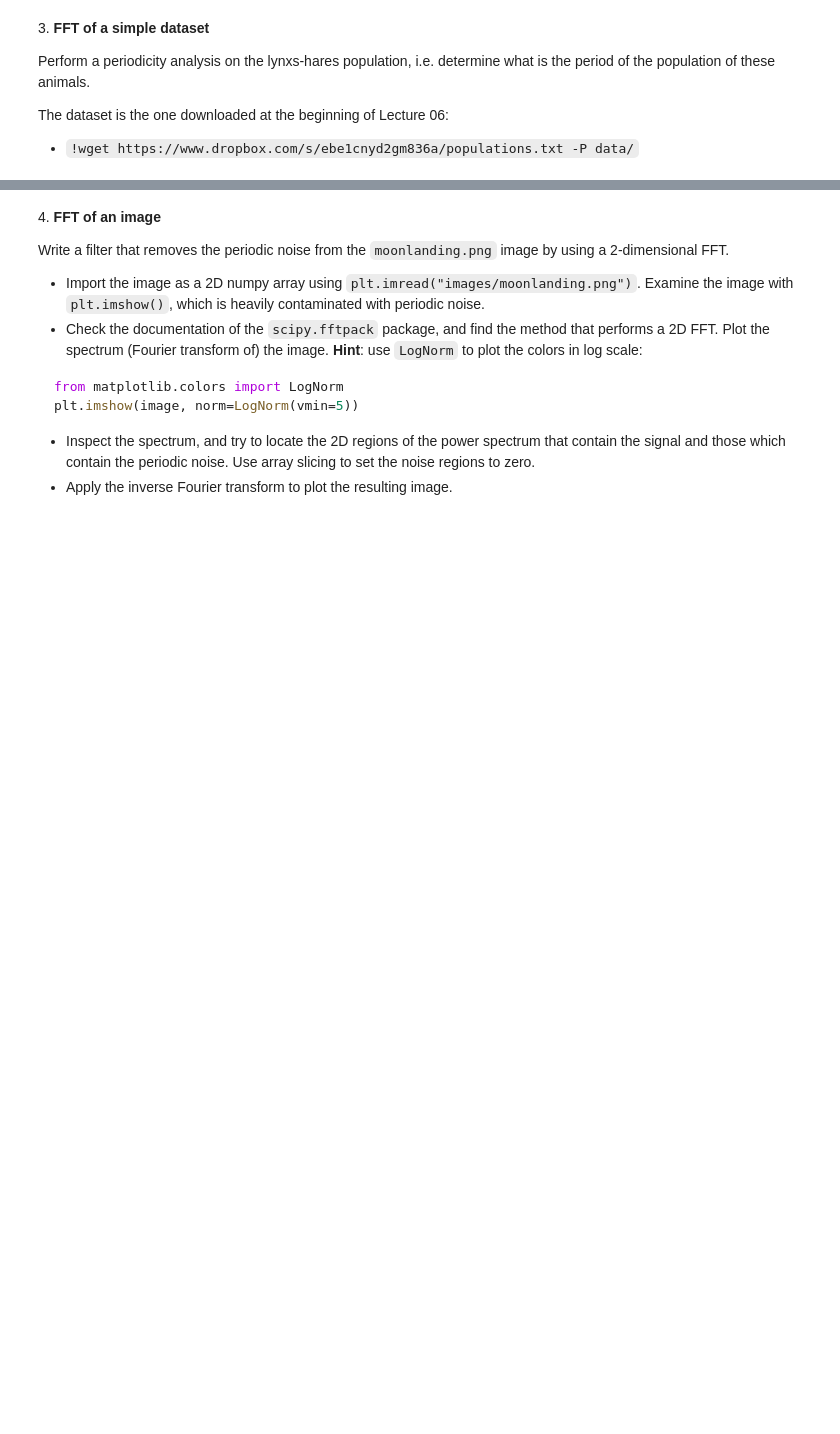
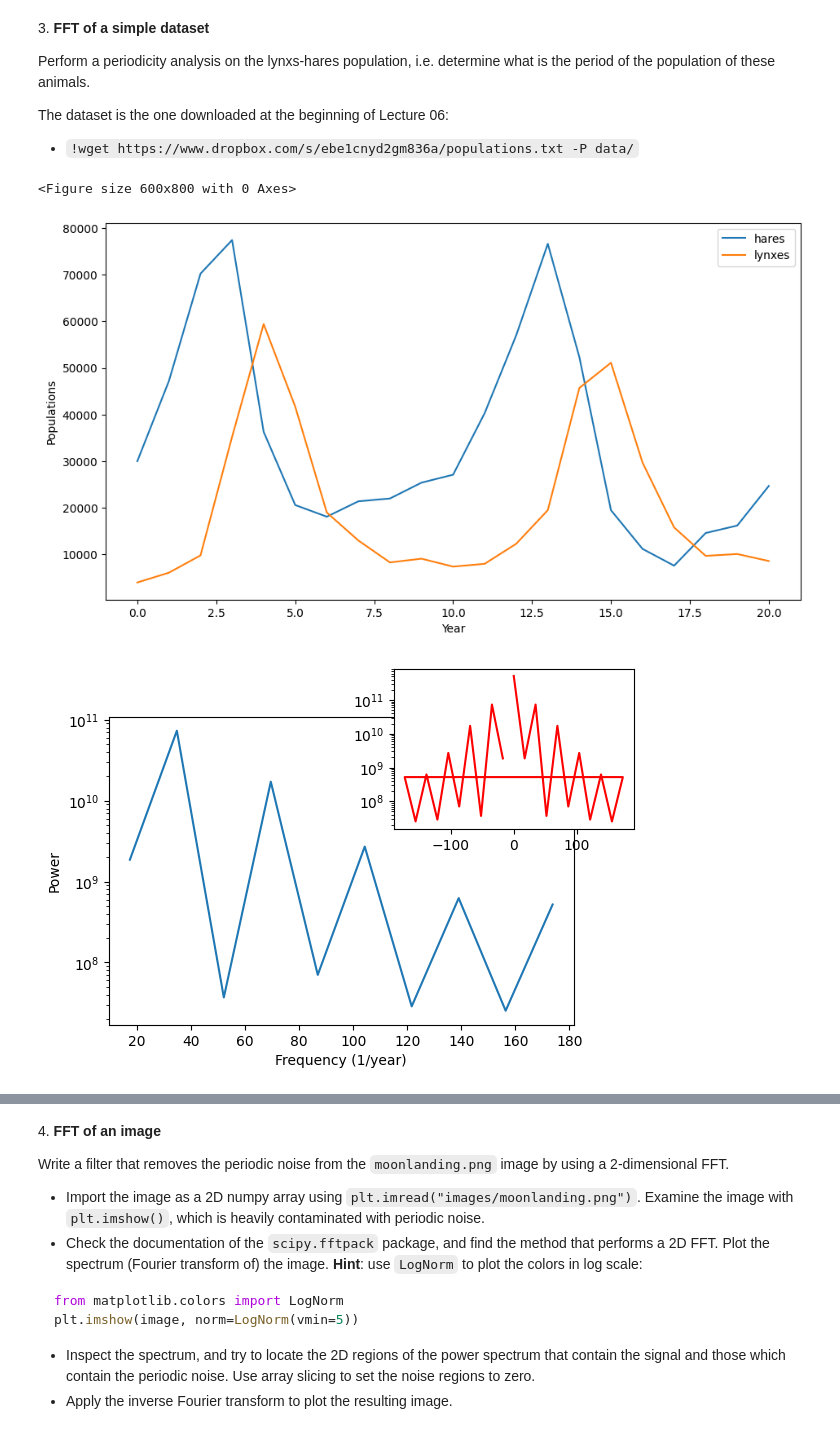
Before and after one commit to saraLevo/ScientificComputingWithPython2023, a Jupyter notebook: 09ex_numerical.ipynb, the cells around one changed output, grey strips where cells are left out. Drawn from its saved outputs; the diff is of its cells as text; code cells hidden in the pictures; blank space fills up the shorter version.

```diff
--- a/09ex_numerical.ipynb
+++ b/09ex_numerical.ipynb
@@ -103,3 +140,66 @@ Perform a periodicity analysis on the lynxs-hares population, i.e. determine wha
 The dataset is the one downloaded at the beginning of Lecture 06:
 
  - `!wget https://www.dropbox.com/s/ebe1cnyd2gm836a/populations.txt -P data/`
+# %%
+#!wget https://www.dropbox.com/s/ebe1cnyd2gm836a/populations.txt -P data/
+
+import numpy as np
+import pandas as pd
+import matplotlib.pyplot as plt
+from scipy import fftpack
+
+data = np.loadtxt('data/populations.txt')
+columns = ['year', 'hares', 'lynxes', 'carrots']
+df = pd.DataFrame(data, columns=columns)
+
+plt.figure(figsize=(6,8))
+hares_array = np.array(df.loc[:, 'hares'])
+lynxes_array = np.array(df.loc[:, 'lynxes'])
+year = df['hares'].index.to_numpy()
+
+plt.figure(figsize=(11,6))
+plt.plot(year, hares_array)
+plt.plot(year, lynxes_array)
+plt.xlabel('Year')
+plt.ylabel('Populations')
+plt.legend(['hares', 'lynxes'])
+
+hares_fft = fftpack.fft(hares_array)
+lynxes_fft = fftpack.fft(lynxes_array)
+
+hares_psd = np.abs(hares_fft)**2
+lynxes_psd = np.abs(lynxes_fft)**2
+
+fftfreq_hares = fftpack.fftfreq(len(hares_psd), 1./365)
+fftfreq_lynxes = fftpack.fftfreq(len(lynxes_psd), 1./365)
+
+i_hares = fftfreq_hares > 0
+i_lynxes = fftfreq_lynxes > 0
+
+plt.figure(figsize=(6,4))
+plt.plot(fftfreq_hares[i_hares], hares_psd[i_hares])
+plt.xlabel('Frequency (1/year)')
+plt.ylabel('Power')
+plt.yscale('log')
+
+#inner plot to show the peak frequency
+axes = plt.axes([0.6, 0.6, 0.4, 0.4])
+plt.plot(fftfreq_hares[:40], hares_psd[:40], 'red')
+#plt.step(axes, yticks=[])
+plt.yscale('log')
+
+plt.figure(figsize=(6,4))
+plt.plot(fftfreq_lynxes[i_lynxes], lynxes_psd[i_lynxes])
+plt.xlabel('Frequency (1/year)')
+plt.ylabel('Power')
+plt.yscale('log')
+
+#inner plot to show the peak frequency
+axes = plt.axes([0.6, 0.6, 0.4, 0.4])
+plt.plot(fftfreq_lynxes[:40], lynxes_psd[:40], 'red')
+#plt.step(axes, yticks=[])
+plt.yscale('log')
+# %% [output]
+<Figure size 600x800 with 0 Axes>
+[figure, added]
+[figure, added]
```
Also changed, not shown: parts of 5 cells of this notebook.
